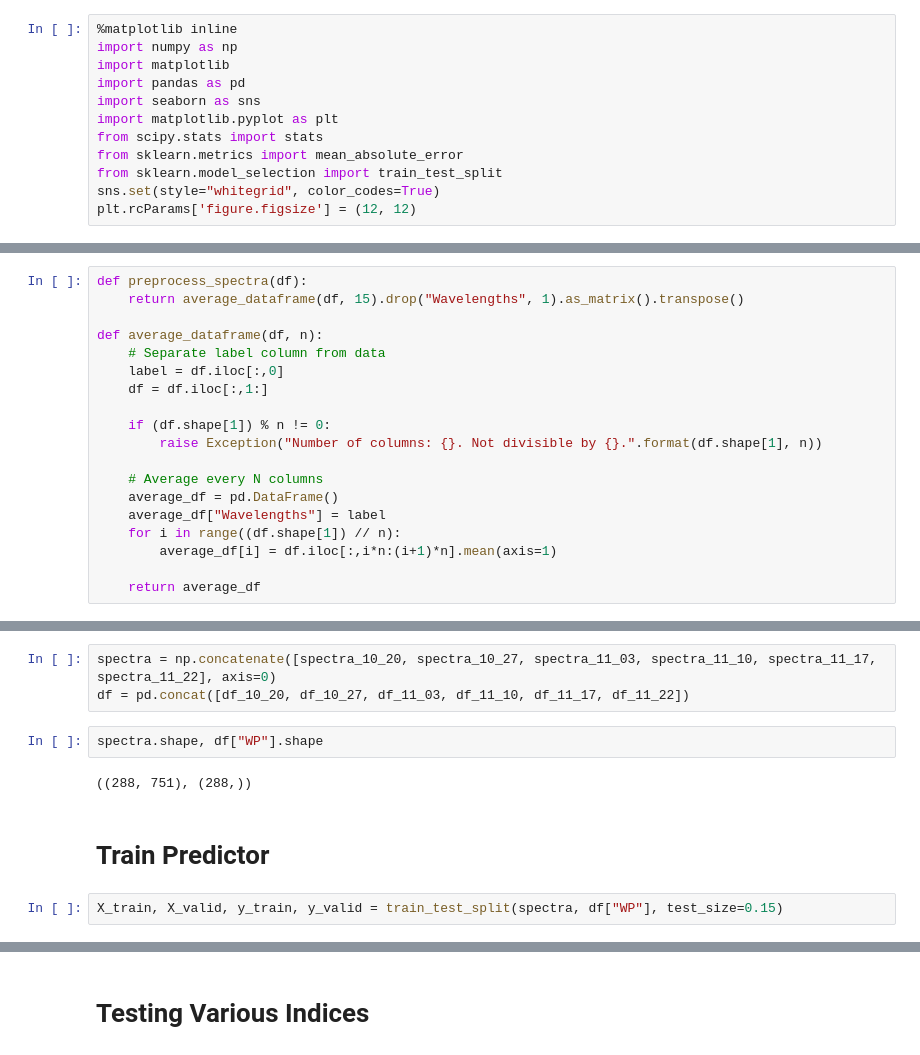
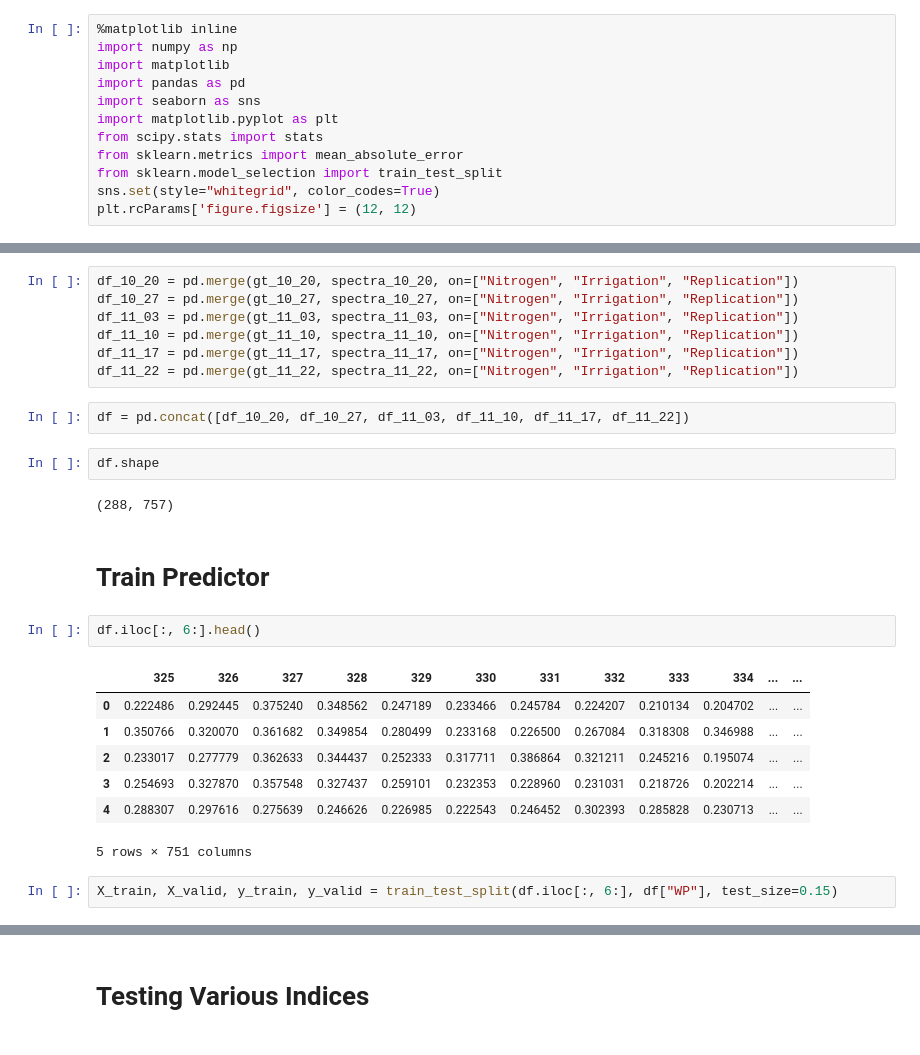
Before and after one commit to cheripai/thesis, a Jupyter notebook: notebooks/Lettuce_Spectra_Analysis.ipynb, the cells around one changed output, grey strips where cells are left out. Saved outputs shown, nothing was run; the diff lists cells and outputs as text.

```diff
--- a/notebooks/Lettuce_Spectra_Analysis.ipynb
+++ b/notebooks/Lettuce_Spectra_Analysis.ipynb
@@ -20,19 +44,0 @@ df_11_22 = pd.read_csv("../data/Spreadsheet/Lettuce/2017-11-22.csv").dropna()
-# %%
-def preprocess_spectra(df):
-    return average_dataframe(df, 15).drop("Wavelengths", 1).as_matrix().transpose()
-
-def average_dataframe(df, n):
-    # Separate label column from data
-    label = df.iloc[:,0]
-    df = df.iloc[:,1:]
-
-    if (df.shape[1]) % n != 0:
-        raise Exception("Number of columns: {}. Not divisible by {}.".format(df.shape[1], n))
-
-    # Average every N columns
-    average_df = pd.DataFrame()
-    average_df["Wavelengths"] = label
-    for i in range((df.shape[1]) // n):
-        average_df[i] = df.iloc[:,i*n:(i+1)*n].mean(axis=1)
-
-    return average_df
@@ -60,14 +72,30 @@ print(spectra_11_22.shape)
+# %%
+df_10_20 = pd.merge(gt_10_20, spectra_10_20, on=["Nitrogen", "Irrigation", "Replication"])
+df_10_27 = pd.merge(gt_10_27, spectra_10_27, on=["Nitrogen", "Irrigation", "Replication"])
+df_11_03 = pd.merge(gt_11_03, spectra_11_03, on=["Nitrogen", "Irrigation", "Replication"])
+df_11_10 = pd.merge(gt_11_10, spectra_11_10, on=["Nitrogen", "Irrigation", "Replication"])
+df_11_17 = pd.merge(gt_11_17, spectra_11_17, on=["Nitrogen", "Irrigation", "Replication"])
+df_11_22 = pd.merge(gt_11_22, spectra_11_22, on=["Nitrogen", "Irrigation", "Replication"])
 # %%
-spectra = np.concatenate([spectra_10_20, spectra_10_27, spectra_11_03, spectra_11_10, spectra_11_17, spectra_11_22], axis=0)
 df = pd.concat([df_10_20, df_10_27, df_11_03, df_11_10, df_11_17, df_11_22])
-# %%
-spectra.shape, df["WP"].shape
-# %% [output]
-((288, 751), (288,))
+# %%
+df.shape
+# %% [output]
+(288, 757)
 # %% [markdown]
 # Train Predictor
+# %%
+df.iloc[:, 6:].head()
+# %% [output]
+|  | 325 | 326 | 327 | 328 | 329 | 330 | 331 | 332 | 333 | 334 | ... | ... |
+| 0 | 0.222486 | 0.292445 | 0.375240 | 0.348562 | 0.247189 | 0.233466 | 0.245784 | 0.224207 | 0.210134 | 0.204702 | ... | ... |
+| 1 | 0.350766 | 0.320070 | 0.361682 | 0.349854 | 0.280499 | 0.233168 | 0.226500 | 0.267084 | 0.318308 | 0.346988 | ... | ... |
+| 2 | 0.233017 | 0.277779 | 0.362633 | 0.344437 | 0.252333 | 0.317711 | 0.386864 | 0.321211 | 0.245216 | 0.195074 | ... | ... |
+| 3 | 0.254693 | 0.327870 | 0.357548 | 0.327437 | 0.259101 | 0.232353 | 0.228960 | 0.231031 | 0.218726 | 0.202214 | ... | ... |
+| 4 | 0.288307 | 0.297616 | 0.275639 | 0.246626 | 0.226985 | 0.222543 | 0.246452 | 0.302393 | 0.285828 | 0.230713 | ... | ... |
+5 rows × 751 columns
 # %%
-X_train, X_valid, y_train, y_valid = train_test_split(spectra, df["WP"], test_size=0.15)
+X_train, X_valid, y_train, y_valid = train_test_split(df.iloc[:, 6:], df["WP"], test_size=0.15)
 # %%
 from sklearn.linear_model import LinearRegression, Lasso
 reg = LinearRegression()
```
Also changed, not shown: parts of 19 cells of this notebook.
